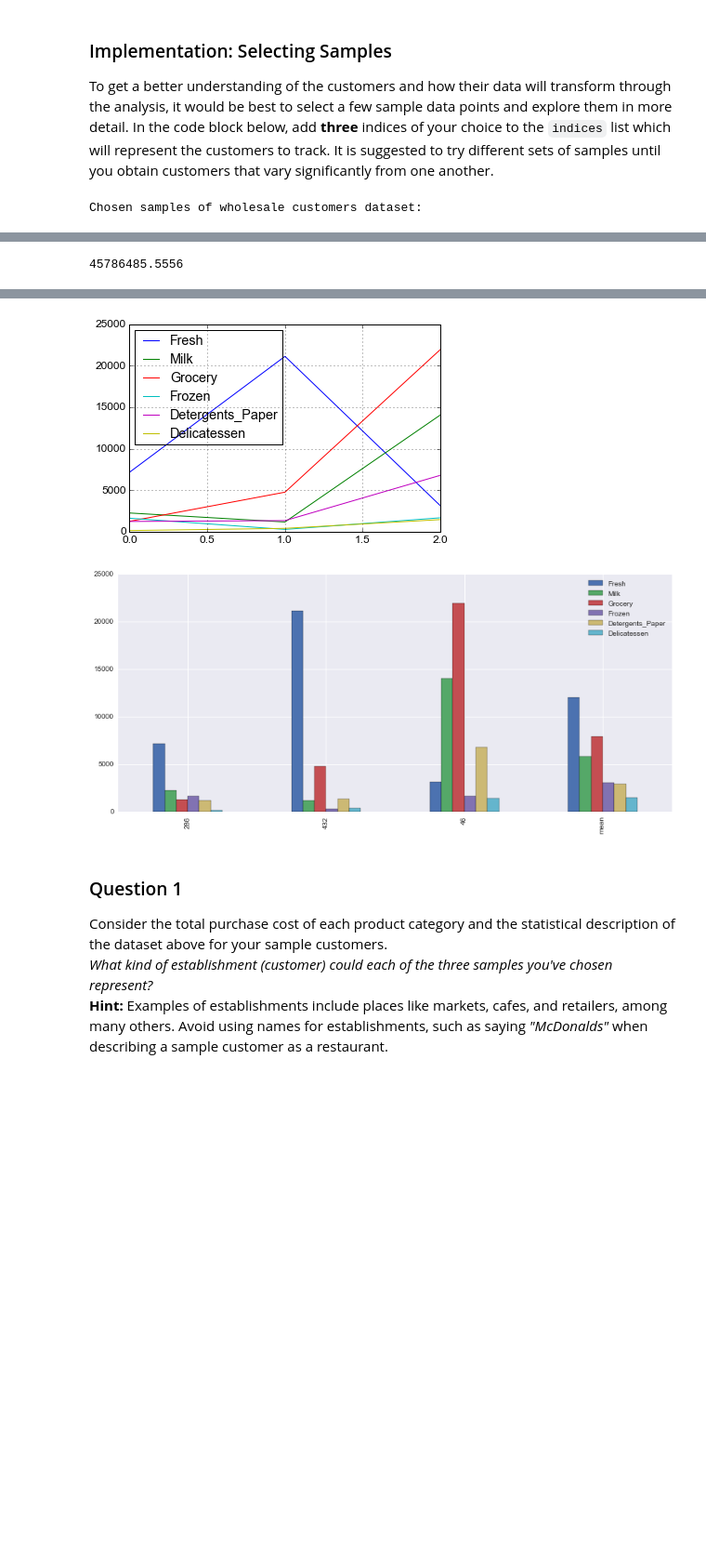
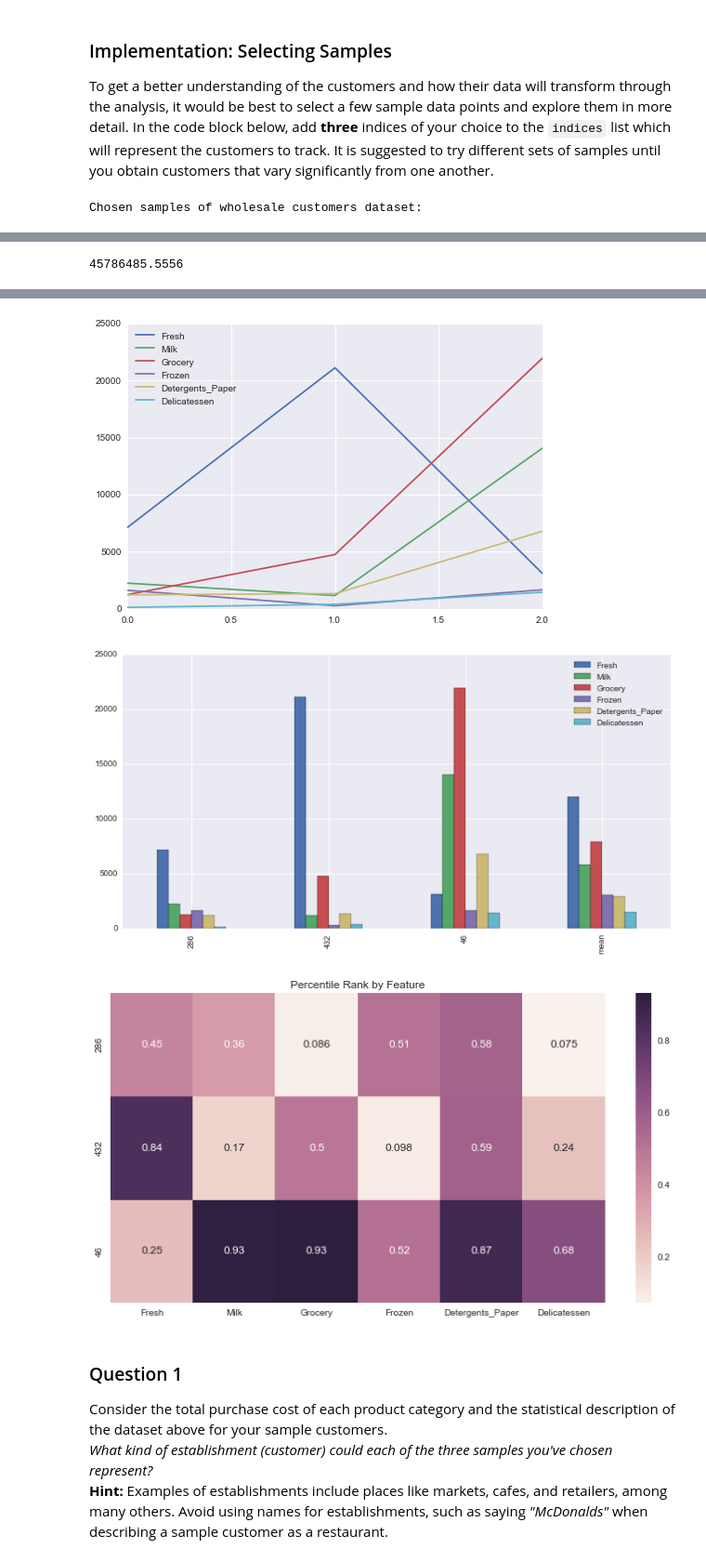
Before and after one commit to derasor/ML_3_Unsupervised_Learning, a Jupyter notebook: customer_segments.ipynb, the cells around one changed output, grey strips where cells are left out. Shown: that part at 93% size. Saved outputs shown, nothing was run; the diff lists cells and outputs as text; code cells hidden in the pictures; blank space fills up the shorter version.

```diff
--- a/customer_segments.ipynb
+++ b/customer_segments.ipynb
@@ -84,7 +84,15 @@ Let's compare different categories based on statistical descriptions of the data
 import seaborn as sns
 samples_bar = samples.append(data.describe().loc['mean'])
 samples_bar.index = indices + ['mean']
-_ = samples_bar.plot(kind='bar', figsize=(14,6))
+_ = samples_bar.plot(kind='bar', figsize=(12,6))
+
+'''
+Let's now explore a heatmap that represents sample points by percentile in each feature (second review)
+'''
+import matplotlib.pyplot as plt
+plt.figure(figsize=(12,6))
+sns.heatmap(data.rank(pct=True).iloc[indices],annot=True)
+plt.title('Percentile Rank by Feature')
 # %% [output]
 Chosen samples of wholesale customers dataset:
 |  | Fresh | Milk | Grocery | Frozen | Detergents_Paper | Delicatessen |
@@ -96,5 +104,6 @@ Chosen samples of wholesale customers dataset:
-[figure, old version]
+[figure, new version]
-[figure, old version]
+[figure, new version]
+[figure, added]
 # %% [markdown]
 ### Question 1
 Consider the total purchase cost of each product category and the statistical description of the dataset above for your sample customers.
```
Also changed, not shown: parts of 2 cells of this notebook, 1 other file.
